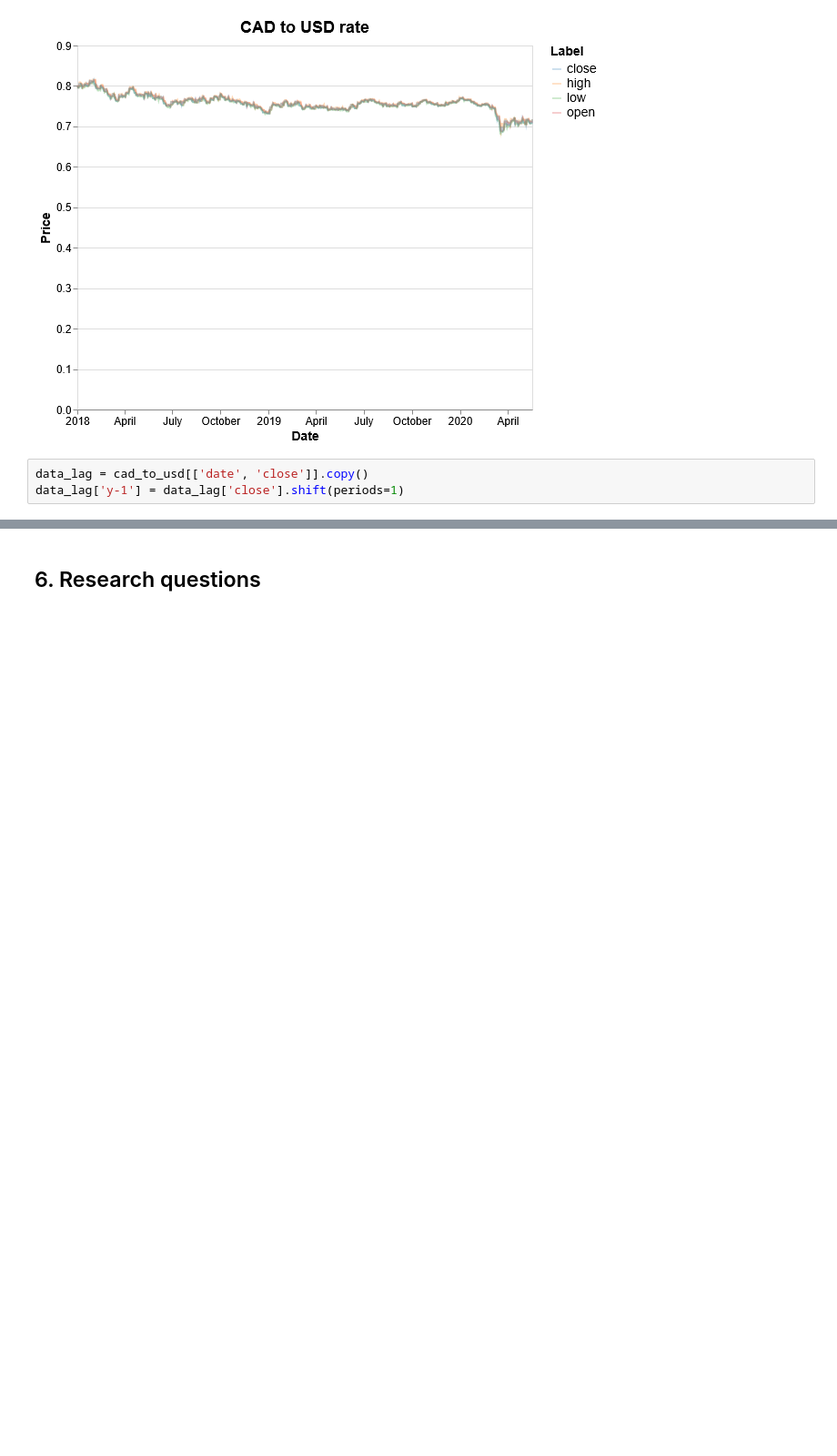
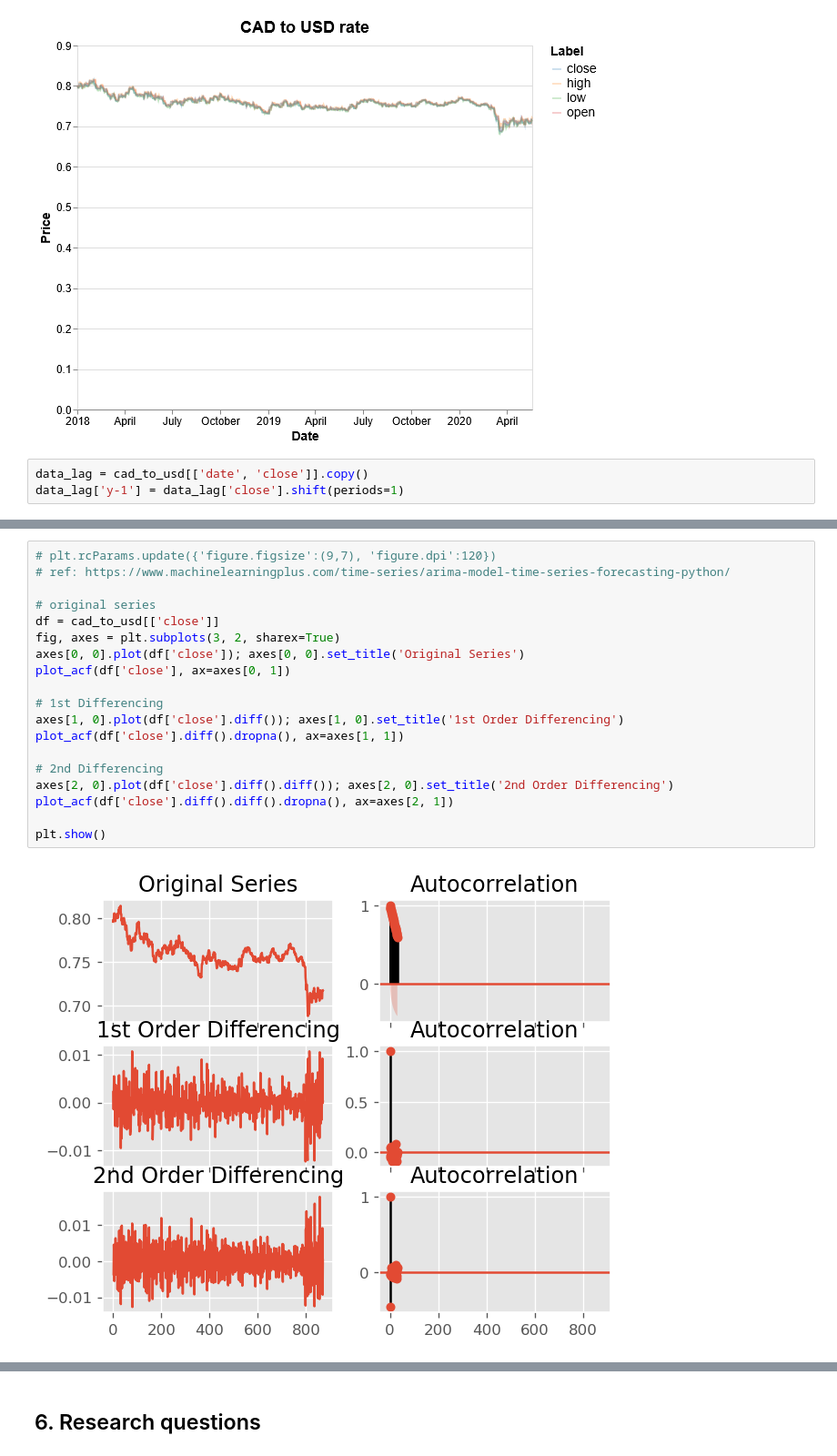
Before and after one commit to flizhou/CAD_USD_exchange_rate_predictor, a Jupyter notebook: scripts/eda.ipynb, the cells around one changed output, grey strips where cells are left out. Shown: that part at 91% size. Cells and saved outputs as stored; diff of their text form; blank space fills up the shorter version.

```diff
--- a/scripts/eda.ipynb
+++ b/scripts/eda.ipynb
@@ -212,0 +186,21 @@ data_lag
+# %%
+# plt.rcParams.update({'figure.figsize':(9,7), 'figure.dpi':120})
+# ref: https://www.machinelearningplus.com/time-series/arima-model-time-series-forecasting-python/
+
+# original series
+df = cad_to_usd[['close']]
+fig, axes = plt.subplots(3, 2, sharex=True)
+axes[0, 0].plot(df['close']); axes[0, 0].set_title('Original Series')
+plot_acf(df['close'], ax=axes[0, 1])
+
+# 1st Differencing
+axes[1, 0].plot(df['close'].diff()); axes[1, 0].set_title('1st Order Differencing')
+plot_acf(df['close'].diff().dropna(), ax=axes[1, 1])
+
+# 2nd Differencing
+axes[2, 0].plot(df['close'].diff().diff()); axes[2, 0].set_title('2nd Order Differencing')
+plot_acf(df['close'].diff().diff().dropna(), ax=axes[2, 1])
+
+plt.show()
+# %% [output]
+[figure, added]
```
Also changed, not shown: parts of 12 cells of this notebook.
